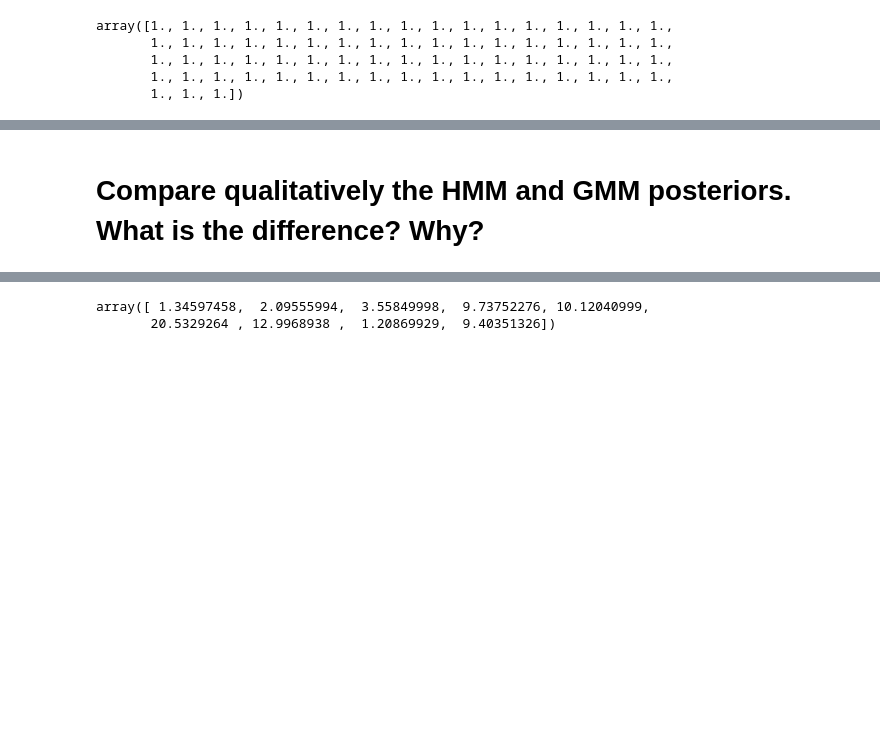
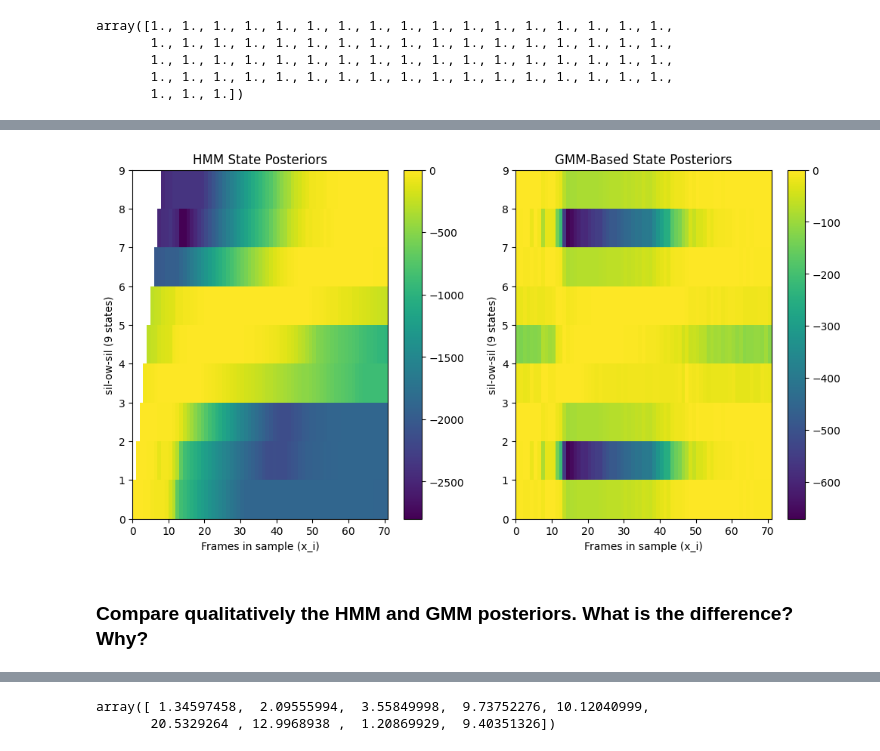
Before and after one commit to didwdidw/DT2119-Speech-and-Speaker-Recognition, a Jupyter notebook: lab2/lab2.ipynb, the cells around one changed output, grey strips where cells are left out. Cells and saved outputs as stored; diff of their text form; code cells hidden in the pictures; blank space fills up the shorter version.

```diff
--- a/lab2/lab2.ipynb
+++ b/lab2/lab2.ipynb
@@ -415,2 +425,25 @@ gmmloglik_
+# %%
+gmm_obsloglik = compute_gmm_posteriors(example['obsloglik'])
+# gmm_logalpha = forward(gmm_obsloglik, log_startprob, log_transmat)
+# gmm_logbeta = backward(gmm_obsloglik, log_startprob, log_transmat)
+# gmm_loggamma = statePosteriors(gmm_logalpha, gmm_logbeta)
+
+plt.figure(figsize=(12, 6))
+plt.subplot(1, 2, 1)  # 1 row, 2 columns, first subplot
+plt.pcolormesh(loggamma.T)
+plt.colorbar()
+plt.title('HMM State Posteriors')
+plt.xlabel('Frames in sample (x_i)')
+plt.ylabel('sil-ow-sil (9 states)')
+
+plt.subplot(1, 2, 2)  # 1 row, 2 columns, second subplot
+plt.pcolormesh(gmm_obsloglik.T)
+plt.colorbar()
+plt.title('GMM-Based State Posteriors')
+plt.xlabel('Frames in sample (x_i)')
+plt.ylabel('sil-ow-sil (9 states)')
+plt.show()
+# %% [output]
+[figure, added]
 # %% [markdown]
-#  Compare qualitatively the HMM and GMM posteriors. What is the difference? Why?
+###  Compare qualitatively the HMM and GMM posteriors. What is the difference? Why?
```
Also changed, not shown: parts of 22 cells of this notebook, 1 other file.
